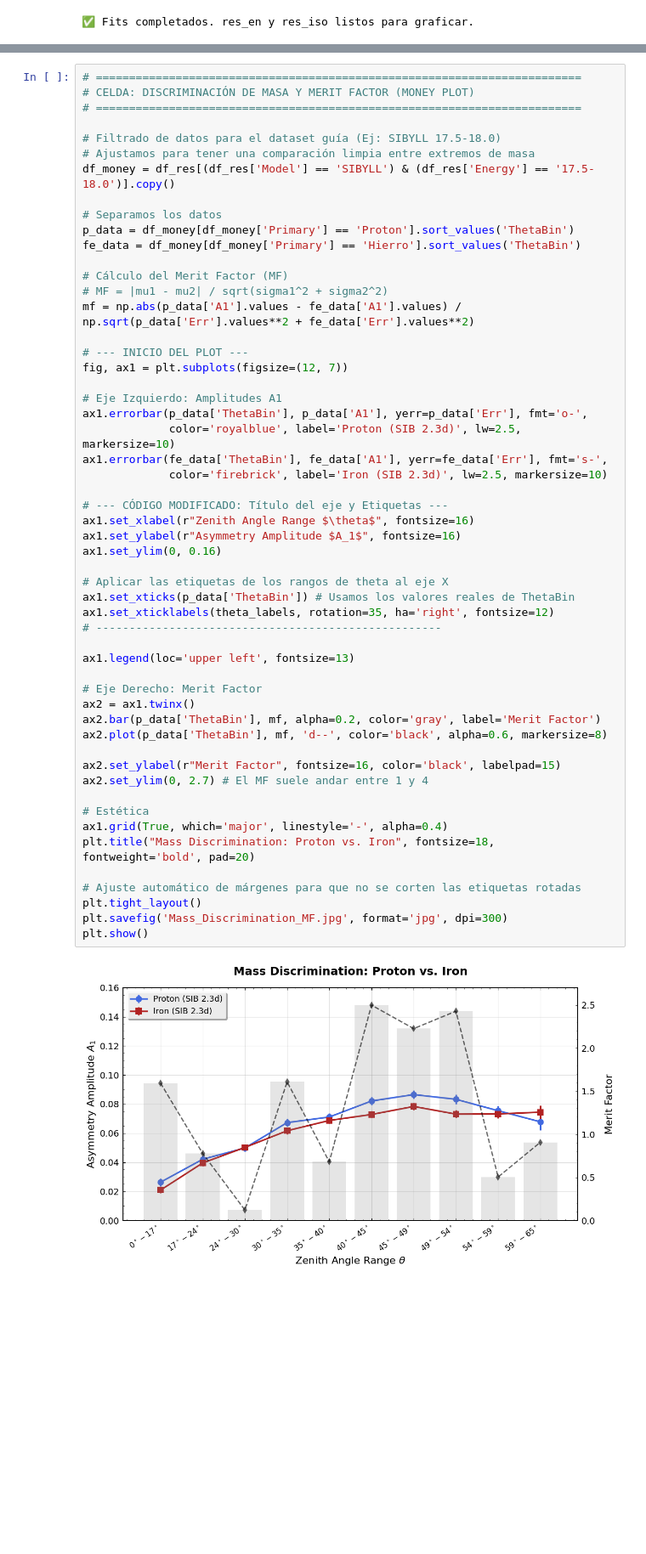
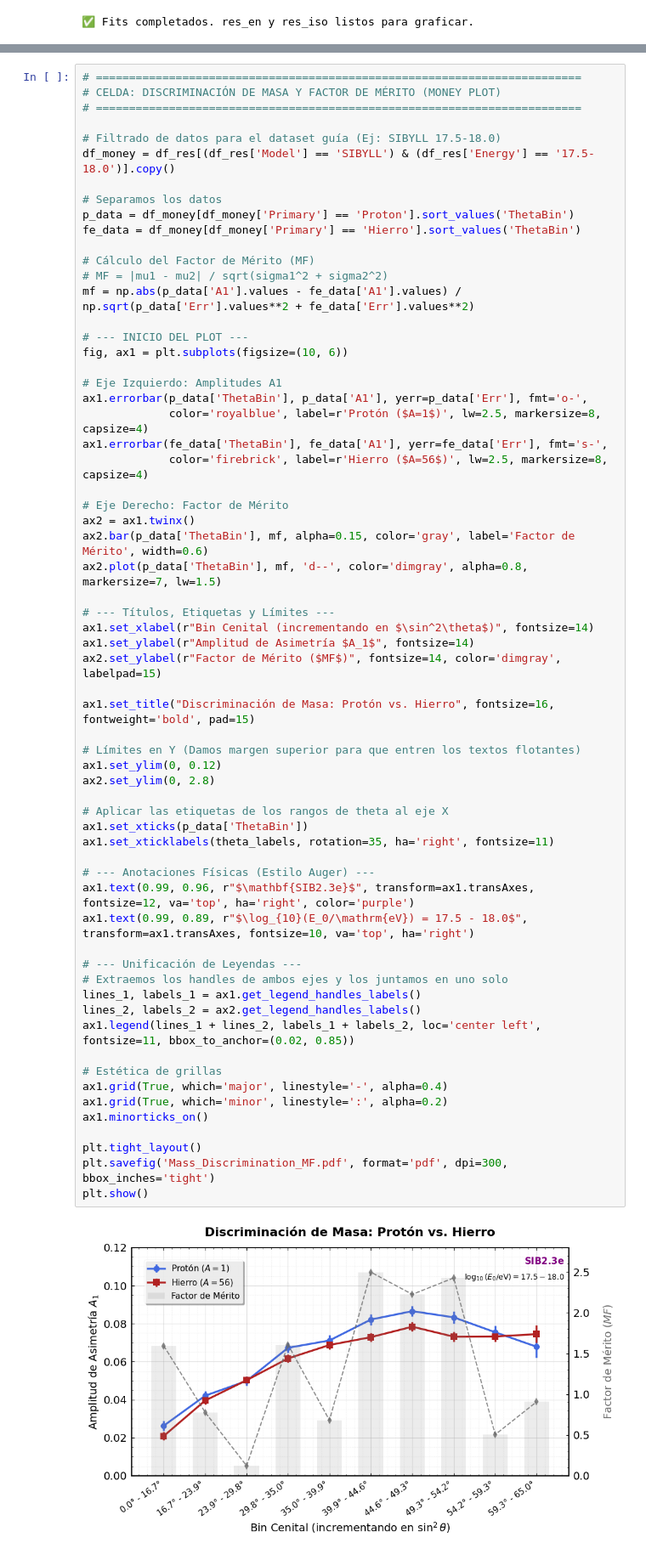
Before and after one commit to Lautaro-Silva/Tesis-de-Licenciatura---ITeDA, a Jupyter notebook: Scripts/Presentacion_Foundations/presentacion_feb_2026_v2.ipynb, the cells around one changed output, grey strips where cells are left out. Shown at 85% size. Drawn from its saved outputs; the diff is of its cells as text; blank space fills up the shorter version.

```diff
--- a/Scripts/Presentacion_Foundations/presentacion_feb_2026_v2.ipynb
+++ b/Scripts/Presentacion_Foundations/presentacion_feb_2026_v2.ipynb
@@ -884,59 +902,68 @@ plt.show()
 # %%
 # =========================================================================
-# CELDA: DISCRIMINACIÓN DE MASA Y MERIT FACTOR (MONEY PLOT)
+# CELDA: DISCRIMINACIÓN DE MASA Y FACTOR DE MÉRITO (MONEY PLOT)
 # =========================================================================
 
 # Filtrado de datos para el dataset guía (Ej: SIBYLL 17.5-18.0)
-# Ajustamos para tener una comparación limpia entre extremos de masa
 df_money = df_res[(df_res['Model'] == 'SIBYLL') & (df_res['Energy'] == '17.5-18.0')].copy()
 
 # Separamos los datos
 p_data = df_money[df_money['Primary'] == 'Proton'].sort_values('ThetaBin')
 fe_data = df_money[df_money['Primary'] == 'Hierro'].sort_values('ThetaBin')
 
-# Cálculo del Merit Factor (MF)
+# Cálculo del Factor de Mérito (MF)
 # MF = |mu1 - mu2| / sqrt(sigma1^2 + sigma2^2)
 mf = np.abs(p_data['A1'].values - fe_data['A1'].values) / np.sqrt(p_data['Err'].values**2 + fe_data['Err'].values**2)
 
 # --- INICIO DEL PLOT ---
-fig, ax1 = plt.subplots(figsize=(12, 7))
+fig, ax1 = plt.subplots(figsize=(10, 6))
 
 # Eje Izquierdo: Amplitudes A1
 ax1.errorbar(p_data['ThetaBin'], p_data['A1'], yerr=p_data['Err'], fmt='o-',
-             color='royalblue', label='Proton (SIB 2.3d)', lw=2.5, markersize=10)
+             color='royalblue', label=r'Protón ($A=1$)', lw=2.5, markersize=8, capsize=4)
 ax1.errorbar(fe_data['ThetaBin'], fe_data['A1'], yerr=fe_data['Err'], fmt='s-',
-             color='firebrick', label='Iron (SIB 2.3d)', lw=2.5, markersize=10)
+             color='firebrick', label=r'Hierro ($A=56$)', lw=2.5, markersize=8, capsize=4)
 
-# --- CÓDIGO MODIFICADO: Título del eje y Etiquetas ---
-ax1.set_xlabel(r"Zenith Angle Range $\theta$", fontsize=16)
-ax1.set_ylabel(r"Asymmetry Amplitude $A_1$", fontsize=16)
-ax1.set_ylim(0, 0.16)
+# Eje Derecho: Factor de Mérito
+ax2 = ax1.twinx()
+ax2.bar(p_data['ThetaBin'], mf, alpha=0.15, color='gray', label='Factor de Mérito', width=0.6)
+ax2.plot(p_data['ThetaBin'], mf, 'd--', color='dimgray', alpha=0.8, markersize=7, lw=1.5)
+
+# --- Títulos, Etiquetas y Límites ---
+ax1.set_xlabel(r"Bin Cenital (incrementando en $\sin^2\theta$)", fontsize=14)
+ax1.set_ylabel(r"Amplitud de Asimetría $A_1$", fontsize=14)
+ax2.set_ylabel(r"Factor de Mérito ($MF$)", fontsize=14, color='dimgray', labelpad=15)
+
+ax1.set_title("Discriminación de Masa: Protón vs. Hierro", fontsize=16, fontweight='bold', pad=15)
+
+# Límites en Y (Damos margen superior para que entren los textos flotantes)
+ax1.set_ylim(0, 0.12)
+ax2.set_ylim(0, 2.8)
 
 # Aplicar las etiquetas de los rangos de theta al eje X
-ax1.set_xticks(p_data['ThetaBin']) # Usamos los valores reales de ThetaBin
-ax1.set_xticklabels(theta_labels, rotation=35, ha='right', fontsize=12)
-# ----------------------------------------------------
+ax1.set_xticks(p_data['ThetaBin'])
+ax1.set_xticklabels(theta_labels, rotation=35, ha='right', fontsize=11)
 
-ax1.legend(loc='upper left', fontsize=13)
+# --- Anotaciones Físicas (Estilo Auger) ---
+ax1.text(0.99, 0.96, r"$\mathbf{SIB2.3e}$", transform=ax1.transAxes, fontsize=12, va='top', ha='right', color='purple')
+ax1.text(0.99, 0.89, r"$\log_{10}(E_0/\mathrm{eV}) = 17.5 - 18.0$", transform=ax1.transAxes, fontsize=10, va='top', ha='right')
 
-# Eje Derecho: Merit Factor
-ax2 = ax1.twinx()
-ax2.bar(p_data['ThetaBin'], mf, alpha=0.2, color='gray', label='Merit Factor')
-ax2.plot(p_data['ThetaBin'], mf, 'd--', color='black', alpha=0.6, markersize=8)
+# --- Unificación de Leyendas ---
+# Extraemos los handles de ambos ejes y los juntamos en uno solo
+lines_1, labels_1 = ax1.get_legend_handles_labels()
+lines_2, labels_2 = ax2.get_legend_handles_labels()
+ax1.legend(lines_1 + lines_2, labels_1 + labels_2, loc='center left', fontsize=11, bbox_to_anchor=(0.02, 0.85))
 
-ax2.set_ylabel(r"Merit Factor", fontsize=16, color='black', labelpad=15)
-ax2.set_ylim(0, 2.7) # El MF suele andar entre 1 y 4
+# Estética de grillas
+ax1.grid(True, which='major', linestyle='-', alpha=0.4)
+ax1.grid(True, which='minor', linestyle=':', alpha=0.2)
+ax1.minorticks_on()
 
-# Estética
-ax1.grid(True, which='major', linestyle='-', alpha=0.4)
-plt.title("Mass Discrimination: Proton vs. Iron", fontsize=18, fontweight='bold', pad=20)
-
-# Ajuste automático de márgenes para que no se corten las etiquetas rotadas
 plt.tight_layout()
-plt.savefig('Mass_Discrimination_MF.jpg', format='jpg', dpi=300)
+plt.savefig('Mass_Discrimination_MF.pdf', format='pdf', dpi=300, bbox_inches='tight')
 plt.show()
 # %% [output]
-[figure, old version]
+[figure, new version]
 # %%
 # =========================================================================
 # PREPARACIÓN: CÁLCULO DE MERIT FACTOR (MF) POR BIN
```
Also changed, not shown: parts of 1 cell of this notebook, 22 other files.
